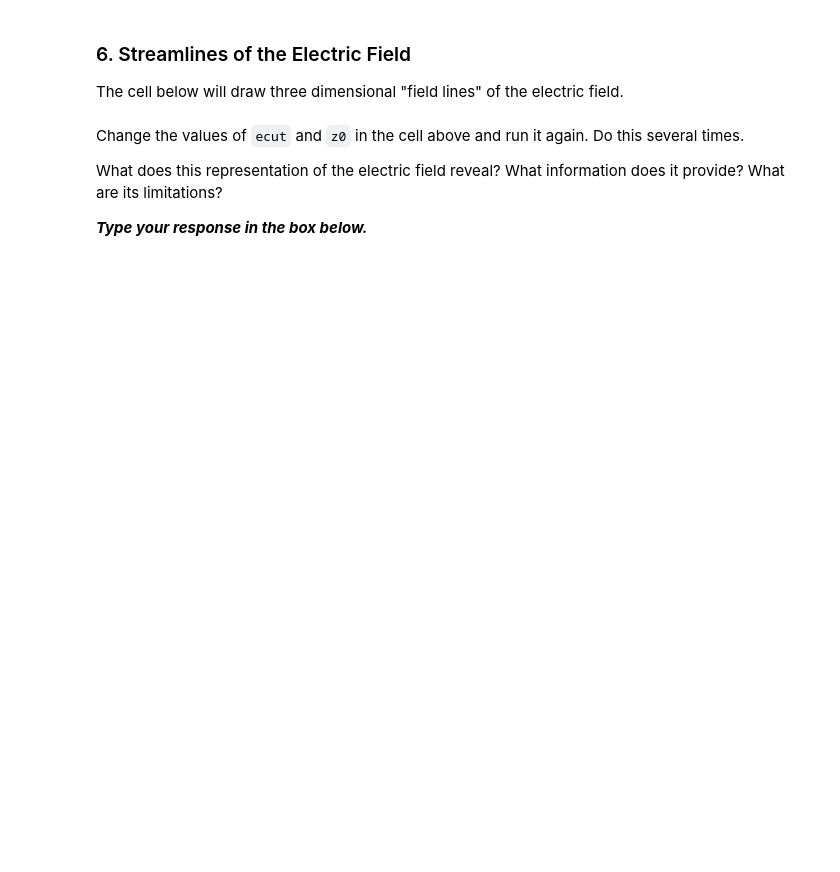
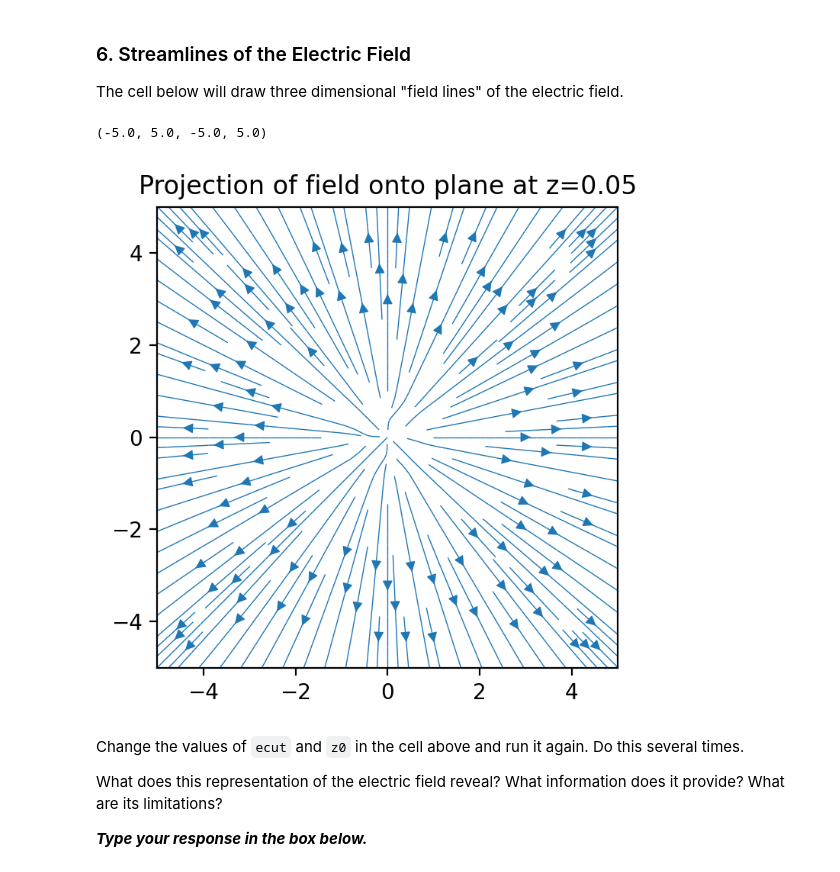
Before and after one commit to jaimeevers/electrodynamics, a Jupyter notebook: week-01/01-visualizing-fields.ipynb, the cells around one changed output. Drawn from its saved outputs; the diff is of its cells as text; code cells hidden in the pictures; blank space fills up the shorter version.

```diff
--- a/week-01/01-visualizing-fields.ipynb
+++ b/week-01/01-visualizing-fields.ipynb
@@ -357,28 +373,31 @@ What does this representation of the electric field reveal?  What information do
 The cell below will draw three dimensional "field lines" of the electric field.
 # %%
 # Make a 2D plot of a slice of the field.
-z0 = 115
+z0 = -100
 z_val = Z[0,0,z0]
 
 # Use a coarser grid.
 stride = 1
 x = X[::stride,::stride,z0].copy().T
 y = Y[::stride,::stride,z0].copy().T
 ex = Ex[::stride,::stride,z0].copy().T
 ey = Ey[::stride,::stride,z0].copy().T
 
 # Set max length to improve visibility in plot.
 ecut = 1
 ex[ex>ecut] = ecut
 ey[ey>ecut] = ecut
 ex[ex<-ecut] = -ecut
 ey[ey<-ecut] = -ecut
 
 fig = plt.figure(dpi=200)
 ax = fig.add_subplot()
 ax.streamplot(x,y,ex,ey, linewidth=0.5, density=1.5)
 ax.set_title("Projection of field onto plane at z=%g" % z_val)
 ax.axis("scaled")
+# %% [output]
+(-5.0, 5.0, -5.0, 5.0)
+[figure, added]
 # %% [markdown]
 Change the values of `ecut` and `z0` in the cell above and run it again.  Do this several times.
 
```
Also changed, not shown: parts of 8 cells of this notebook.
